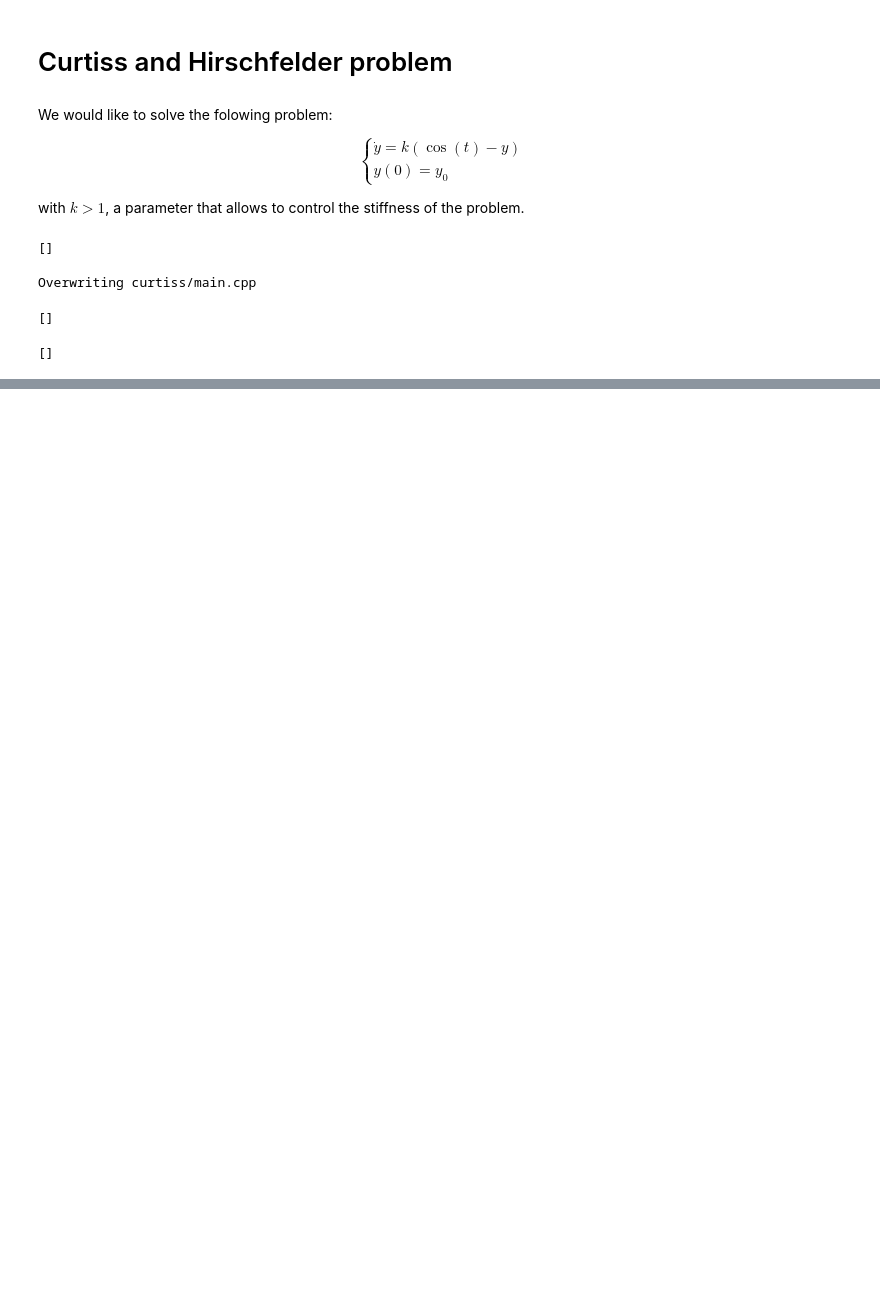
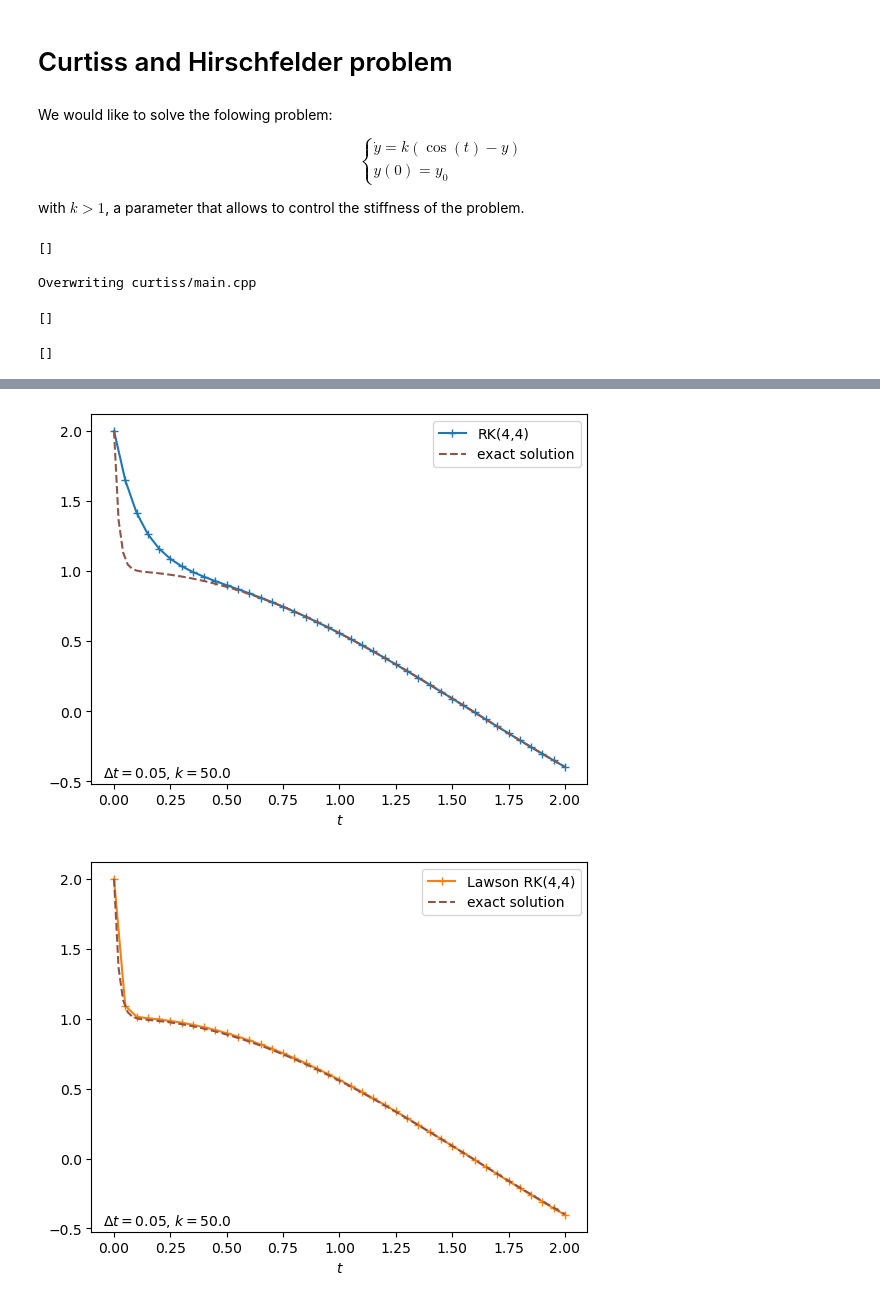
Before and after one commit to hpc-maths/ponio, a Jupyter notebook: solver/notebooks/curtiss_hirschfelder.ipynb, the cells around one changed output, grey strips where cells are left out. Drawn from its saved outputs; the diff is of its cells as text; code cells hidden in the pictures; blank space fills up the shorter version.

```diff
--- a/solver/notebooks/curtiss_hirschfelder.ipynb
+++ b/solver/notebooks/curtiss_hirschfelder.ipynb
@@ -121,0 +113,16 @@ plt.show()
+# %%
+for i, (key, val) in enumerate(methods.items()):
+    data = np.loadtxt(f"curtiss/sol_{key}.dat")
+    t = data[:, 0]
+    y = data[:, 1]
+
+    plt.plot(t, y, "+-", color=f"C{i}", label=val)
+    plt.plot(time, exact_sol, "--", color="C5", label="exact solution")
+
+    plt.xlabel("$t$")
+    plt.text(plt.xlim()[0] + 0.05,plt.ylim()[0] + 0.05, r"$\Delta t = {}$, $k={}$".format(data[0,-1], k))
+    plt.legend()
+    plt.show()
+# %% [output]
+[figure, added]
+[figure, added]
```
Also changed, not shown: parts of 10 cells of this notebook, 13 other files.
